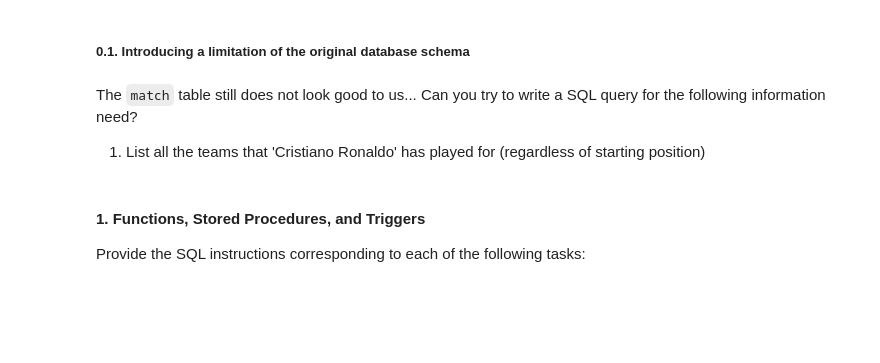
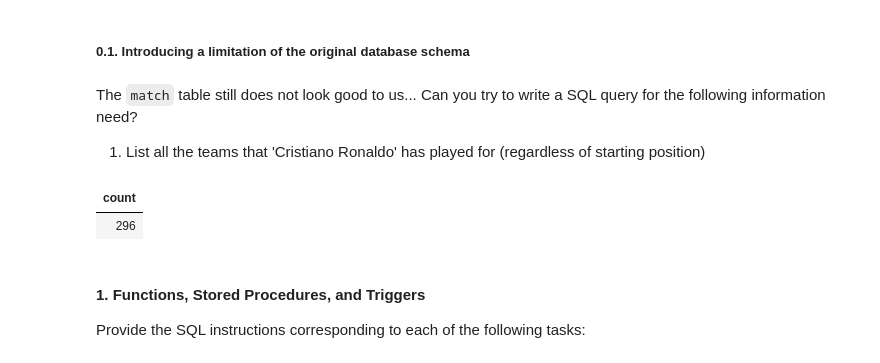
Before and after one commit to MargaridaEstrela/ISDB, a Jupyter notebook: 2 P2 Project/G2-p2-project.ipynb, the cells around one changed output. Cells and saved outputs as stored; diff of their text form; code cells hidden in the pictures; blank space fills up the shorter version.

```diff
--- a/2 P2 Project/G2-p2-project.ipynb
+++ b/2 P2 Project/G2-p2-project.ipynb
@@ -202,7 +218,14 @@ The `match` table still does not look good to us... Can you try to write a SQL q
 1. List all the teams that 'Cristiano Ronaldo' has played for (regardless of starting position)
 # %%
 %%sql psql
+
 -- WILL NOT BE EVALUATED - We will be implementing a solution for this problem in the next section.
+SELECT DISTINCT COUNT(DISTINCT team_api_id)
+FROM Team t
+JOIN match m on t.team_api_id = m.home_team_api_id OR t.team_api_id = m.away_team_api_id
+# %% [output]
+| count |
+| 296 |
 # %% [markdown]
 #### 1. Functions, Stored Procedures, and Triggers
 
```
Also changed, not shown: parts of 8 cells of this notebook.
